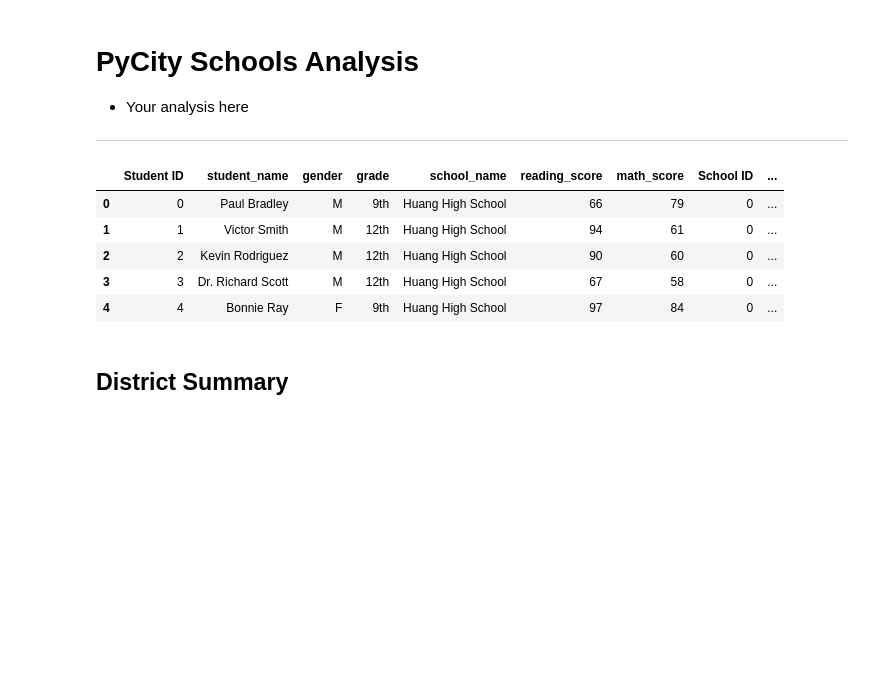
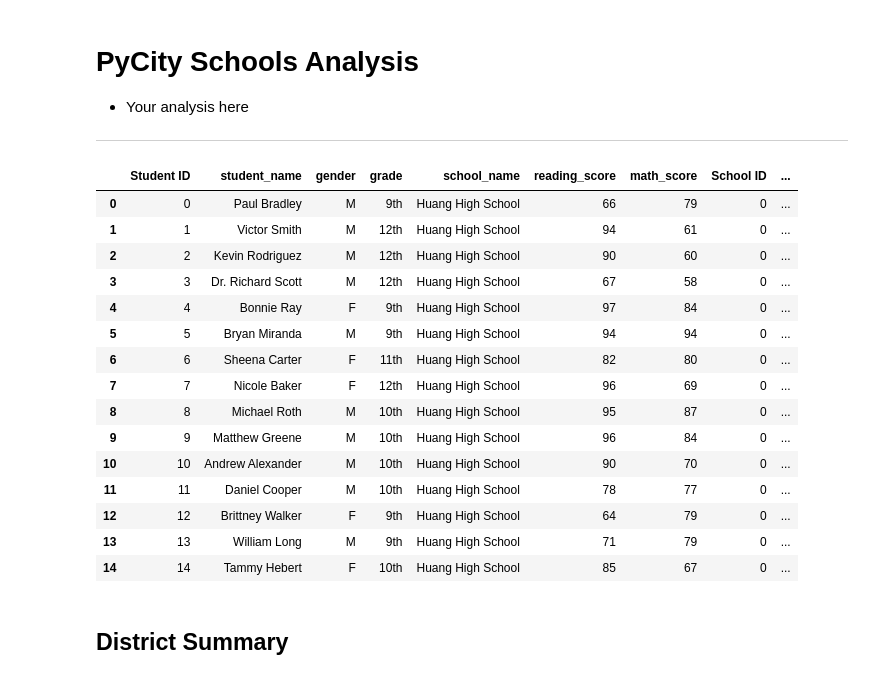
Before and after one commit to muhkashiff/pandas-challenge, a Jupyter notebook: PySchool/PyCitySchools.ipynb, the cells around one changed output. Cells and saved outputs as stored; diff of their text form; code cells hidden in the pictures; blank space fills up the shorter version.

```diff
--- a/PySchool/PyCitySchools.ipynb
+++ b/PySchool/PyCitySchools.ipynb
@@ -7,26 +7,36 @@
 # %%
 # Dependencies and Setup
 import pandas as pd
 from pathlib import Path
 
 # File to Load (Remember to Change These)
 school_data_to_load = Path("Resources/schools_complete.csv")
 student_data_to_load = Path("Resources/students_complete.csv")
 
 # Read School and Student Data File and store into Pandas DataFrames
 school_data = pd.read_csv(school_data_to_load)
 student_data = pd.read_csv(student_data_to_load)
 
 # Combine the data into a single dataset.
 school_data_complete = pd.merge(student_data, school_data, how="left", on=["school_name", "school_name"])
-school_data_complete.head()
+school_data_complete.head(15)
 # %% [output]
 |  | Student ID | student_name | gender | grade | school_name | reading_score | math_score | School ID | ... |
 | 0 | 0 | Paul Bradley | M | 9th | Huang High School | 66 | 79 | 0 | ... |
 | 1 | 1 | Victor Smith | M | 12th | Huang High School | 94 | 61 | 0 | ... |
 | 2 | 2 | Kevin Rodriguez | M | 12th | Huang High School | 90 | 60 | 0 | ... |
 | 3 | 3 | Dr. Richard Scott | M | 12th | Huang High School | 67 | 58 | 0 | ... |
 | 4 | 4 | Bonnie Ray | F | 9th | Huang High School | 97 | 84 | 0 | ... |
+| 5 | 5 | Bryan Miranda | M | 9th | Huang High School | 94 | 94 | 0 | ... |
+| 6 | 6 | Sheena Carter | F | 11th | Huang High School | 82 | 80 | 0 | ... |
+| 7 | 7 | Nicole Baker | F | 12th | Huang High School | 96 | 69 | 0 | ... |
+| 8 | 8 | Michael Roth | M | 10th | Huang High School | 95 | 87 | 0 | ... |
+| 9 | 9 | Matthew Greene | M | 10th | Huang High School | 96 | 84 | 0 | ... |
+| 10 | 10 | Andrew Alexander | M | 10th | Huang High School | 90 | 70 | 0 | ... |
+| 11 | 11 | Daniel Cooper | M | 10th | Huang High School | 78 | 77 | 0 | ... |
+| 12 | 12 | Brittney Walker | F | 9th | Huang High School | 64 | 79 | 0 | ... |
+| 13 | 13 | William Long | M | 9th | Huang High School | 71 | 79 | 0 | ... |
+| 14 | 14 | Tammy Hebert | F | 10th | Huang High School | 85 | 67 | 0 | ... |
 # %% [markdown]
 ## District Summary
 # %%
```
Also changed, not shown: parts of 26 cells of this notebook.
